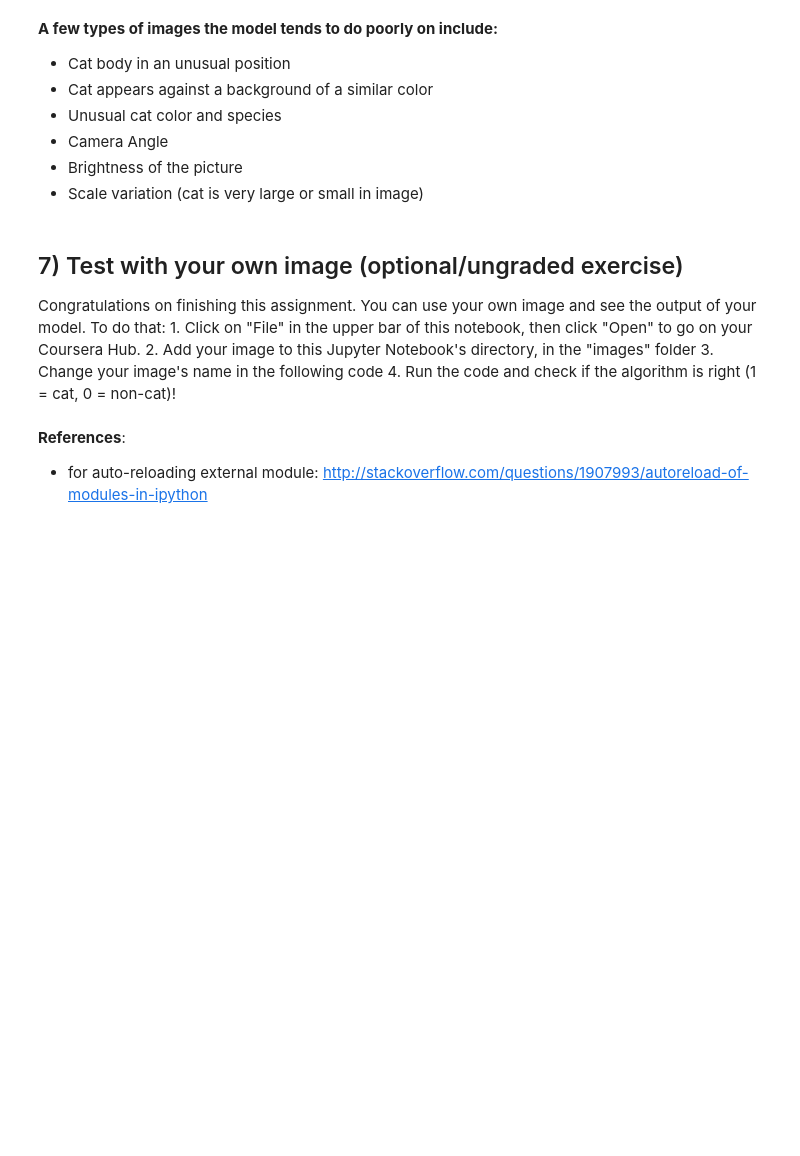
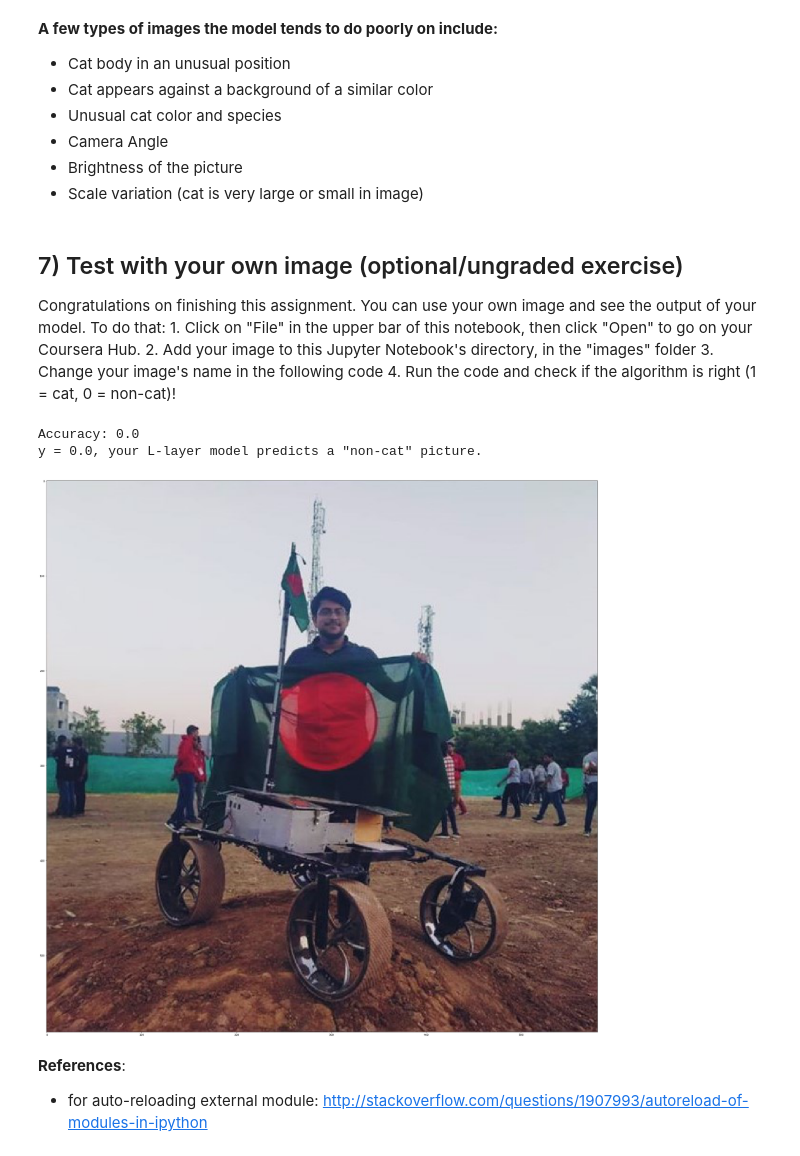
Before and after one commit to SalmanEunus27/Machine-Learning-Projects-in-Python, a Jupyter notebook: AI deep learning course/Deep+Neural+Network+-+Application+v8.ipynb, the cells around one changed output. Cells and saved outputs as stored; diff of their text form; code cells hidden in the pictures; blank space fills up the shorter version.

```diff
--- a/AI deep learning course/Deep+Neural+Network+-+Application+v8.ipynb
+++ b/AI deep learning course/Deep+Neural+Network+-+Application+v8.ipynb
@@ -544,18 +546,22 @@ Congratulations on finishing this assignment. You can use your own image and see
     4. Run the code and check if the algorithm is right (1 = cat, 0 = non-cat)!
 # %%
 ## START CODE HERE ##
-my_image = "my_image.jpg" # change this to the name of your image file
+my_image = "Adil.jpg" # change this to the name of your image file
 my_label_y = [1] # the true class of your image (1 -> cat, 0 -> non-cat)
 ## END CODE HERE ##
 
 fname = "images/" + my_image
 image = np.array(ndimage.imread(fname, flatten=False))
 my_image = scipy.misc.imresize(image, size=(num_px,num_px)).reshape((num_px*num_px*3,1))
 my_image = my_image/255.
 my_predicted_image = predict(my_image, my_label_y, parameters)
 
 plt.imshow(image)
 print ("y = " + str(np.squeeze(my_predicted_image)) + ", your L-layer model predicts a \"" + classes[int(np.squeeze(my_predicted_image)),].decode("utf-8") +  "\" picture.")
+# %% [output]
+Accuracy: 0.0
+y = 0.0, your L-layer model predicts a "non-cat" picture.
+[figure, added]
 # %% [markdown]
 **References**:
 
```
Also changed, not shown: parts of 1 cell of this notebook.
